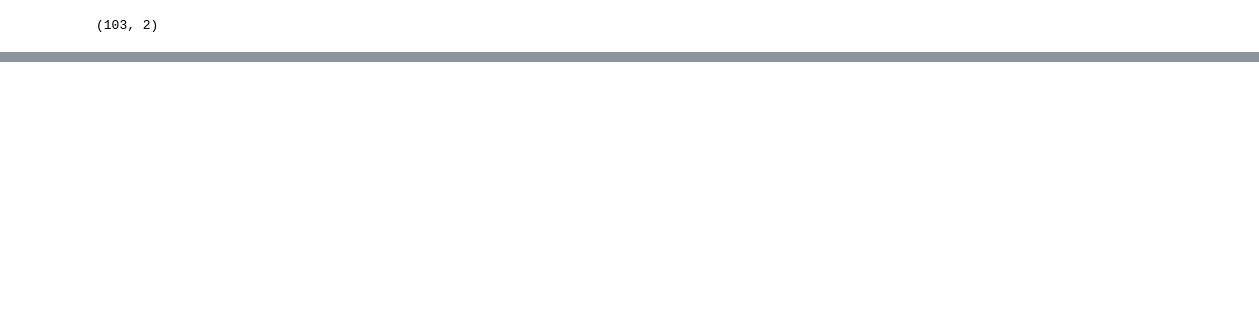
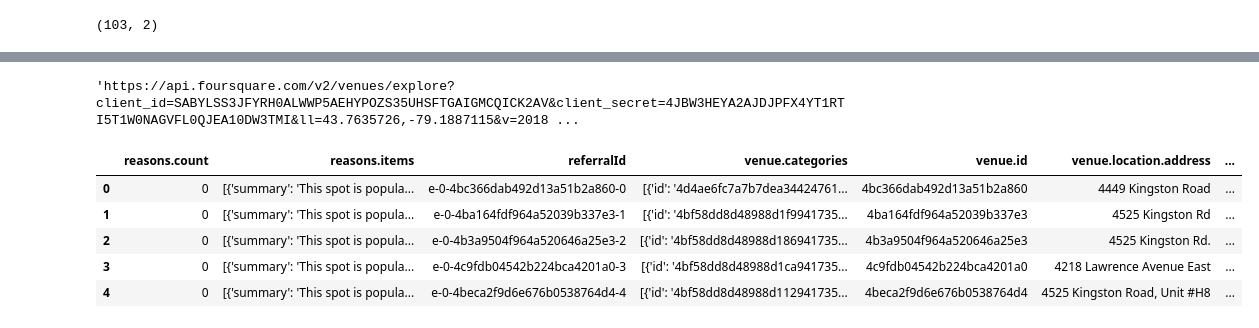
Before and after one commit to tomlamiam/github-example, a Jupyter notebook: Segmenting and Clustering Neighborhoods.ipynb, the cells around one changed output, grey strips where cells are left out. Cells and saved outputs as stored; diff of their text form; code cells hidden in the pictures; blank space fills up the shorter version.

```diff
--- a/Segmenting and Clustering Neighborhoods.ipynb
+++ b/Segmenting and Clustering Neighborhoods.ipynb
@@ -84,0 +213,8 @@ df1
+# %%
+# Add Distance column to dataframe as the radius for each postcode
+
+for lat, lng, idx in zip(df1['Latitude'], df1['Longitude'], df1.index):
+    distance, closest_point_index = closest_postcode([lat,lng], coordinates[~coordinates.index.isin([idx])])
+    df1.at[idx,'Distance'] = np.int64(distance//2) #use the half of the disstance to avoid overlapping
+
+df1.head(15)
@@ -84,0 +267,35 @@ df1
+# %%
+# Foursquare credentials
+CLIENT_ID = 'SABYLSS3JFYRH0ALWWP5AEHYPOZS35UHSFTGAIGMCQICK2AV'
+CLIENT_SECRET = '4JBW3HEYA2AJDJPFX4YT1RTI5T1W0NAGVFL0QJEA10DW3TMI'
+VERSION = '20181102'
+# %%
+# formats the url to return a max of 100 venues from the first postcode within a 500 meter radius
+
+def format_url(lat, lng, radius=500, limit=100):
+    return 'https://api.foursquare.com/v2/venues/explore?client_id={}&client_secret={}&ll={},{}&v={}&radius={}&limit={}'.format(CLIENT_ID, CLIENT_SECRET,
+        lat, lng, VERSION, radius, limit)
+# %%
+first_postcode = df1.iloc[2, :]
+url = format_url(first_postcode['Latitude'], first_postcode['Longitude'], first_postcode['Distance'])
+
+url
+# %% [output]
+'https://api.foursquare.com/v2/venues/explore?client_id=SABYLSS3JFYRH0ALWWP5AEHYPOZS35UHSFTGAIGMCQICK2AV&client_secret=4JBW3HEYA2AJDJPFX4YT1RTI5T1W0NAGVFL0QJEA10DW3TMI&ll=43.7635726,-79.1887115&v=2018 ...
+# %%
+# gets batch of venues as a dataframe
+
+def get_venues(url):
+    results = requests.get(url).json()
+    venues = results['response']['groups'][0]['items']
+    return json_normalize(venues)
+
+venues_df = get_venues(url)
+venues_df.head()
+# %% [output]
+|  | reasons.count | reasons.items | referralId | venue.categories | venue.id | venue.location.address | ... |
+| 0 | 0 | [{'summary': 'This spot is popula... | e-0-4bc366dab492d13a51b2a860-0 | [{'id': '4d4ae6fc7a7b7dea34424761... | 4bc366dab492d13a51b2a860 | 4449 Kingston Road | ... |
+| 1 | 0 | [{'summary': 'This spot is popula... | e-0-4ba164fdf964a52039b337e3-1 | [{'id': '4bf58dd8d48988d1f9941735... | 4ba164fdf964a52039b337e3 | 4525 Kingston Rd | ... |
+| 2 | 0 | [{'summary': 'This spot is popula... | e-0-4b3a9504f964a520646a25e3-2 | [{'id': '4bf58dd8d48988d186941735... | 4b3a9504f964a520646a25e3 | 4525 Kingston Rd. | ... |
+| 3 | 0 | [{'summary': 'This spot is popula... | e-0-4c9fdb04542b224bca4201a0-3 | [{'id': '4bf58dd8d48988d1ca941735... | 4c9fdb04542b224bca4201a0 | 4218 Lawrence Avenue East | ... |
+| 4 | 0 | [{'summary': 'This spot is popula... | e-0-4beca2f9d6e676b0538764d4-4 | [{'id': '4bf58dd8d48988d112941735... | 4beca2f9d6e676b0538764d4 | 4525 Kingston Road, Unit #H8 | ... |
```
Also changed, not shown: parts of 17 cells of this notebook.
